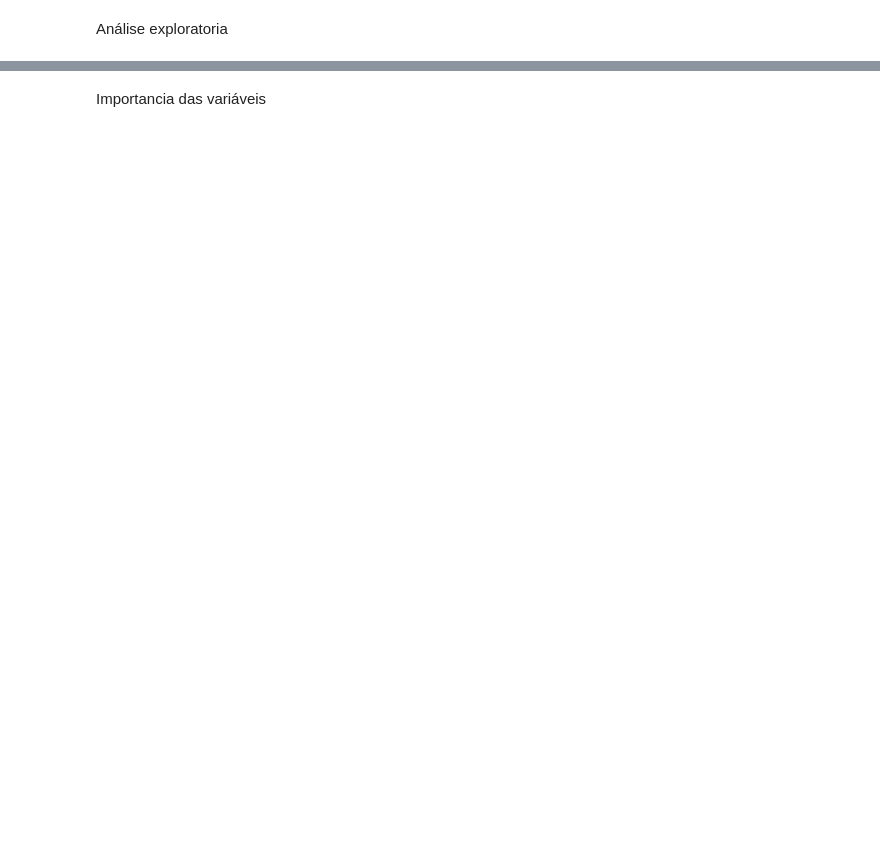
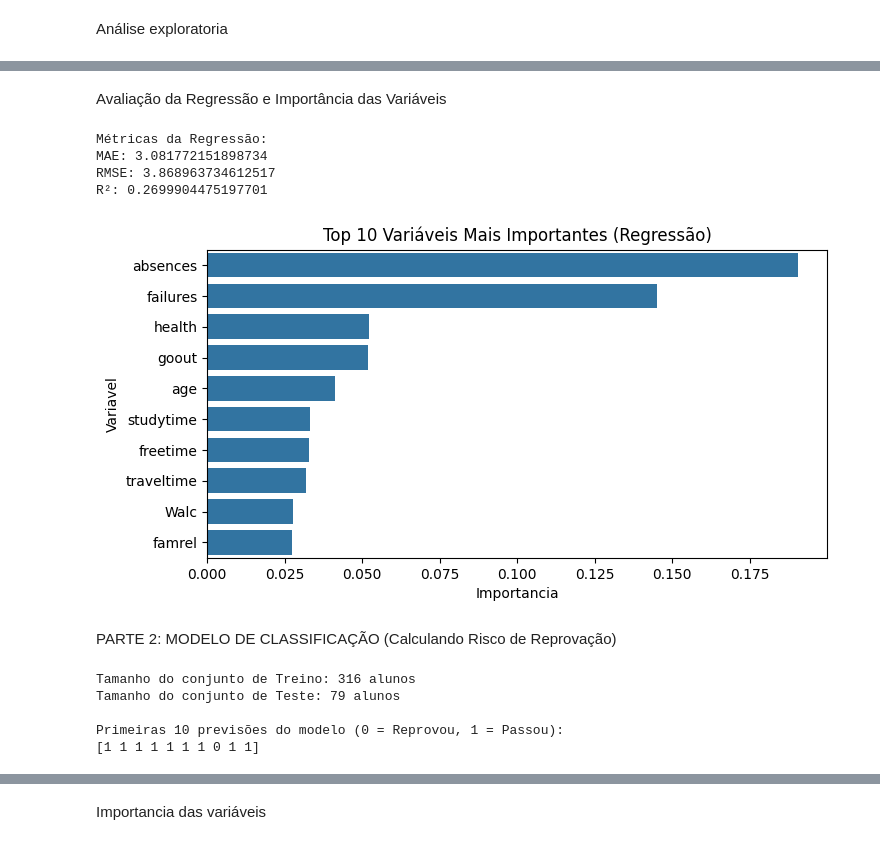
Before and after one commit to luisffarias-dev/ML_Previsao_de_Performace, a Jupyter notebook: Previsao_de_perfomace.ipynb, the cells around one changed output, grey strips where cells are left out. Saved outputs shown, nothing was run; the diff lists cells and outputs as text; code cells hidden in the pictures; blank space fills up the shorter version.

```diff
--- a/Previsao_de_perfomace.ipynb
+++ b/Previsao_de_perfomace.ipynb
@@ -175,0 +99,73 @@ R²: 0.8113810489794643
+# %%
+# Dropamos G1, G2 e Aprovado para o modelo não "colar" das provas anteriores
+X_reg = df.drop(['G3', 'G1', 'G2', 'Aprovado'], axis=1)
+y_reg = df['G3']
+
+# Divisão de Treino e Teste
+X_train_reg, X_test_reg, y_train_reg, y_test_reg = train_test_split(
+    X_reg, y_reg, test_size=0.2, random_state=42
+)
+
+# Treinamento do Modelo de Regressão
+modelo_reg = RandomForestRegressor(n_estimators=200, random_state=42)
+modelo_reg.fit(X_train_reg, y_train_reg)
+
+# Previsões
+y_pred_reg = modelo_reg.predict(X_test_reg)
+# %% [markdown]
+Avaliação da Regressão e Importância das Variáveis
+# %%
+print("Métricas da Regressão:")
+print("MAE:", mean_absolute_error(y_test_reg, y_pred_reg))
+print("RMSE:", np.sqrt(mean_squared_error(y_test_reg, y_pred_reg)))
+print("R²:", r2_score(y_test_reg, y_pred_reg))
+
+# Importância das variáveis no modelo de regressão
+importances = pd.DataFrame({
+    'Variavel': X_reg.columns,
+    'Importancia': modelo_reg.feature_importances_
+}).sort_values(by='Importancia', ascending=False)
+
+plt.figure(figsize=(8,4))
+sns.barplot(data=importances.head(10), x='Importancia', y='Variavel')
+plt.title('Top 10 Variáveis Mais Importantes (Regressão)')
+plt.show()
+# %% [output]
+Métricas da Regressão:
+MAE: 3.081772151898734
+RMSE: 3.868963734612517
+R²: 0.2699904475197701
+[figure, added]
+# %% [markdown]
+PARTE 2: MODELO DE CLASSIFICAÇÃO (Calculando Risco de Reprovação)
+# %%
+# Definindo novo alvo (Aprovado/Reprovado)
+X_class = df.drop(['G3', 'G1', 'G2', 'Aprovado'], axis=1)
+y_class = df['Aprovado']
+
+# Divisão de Treino e Teste
+X_train_class, X_test_class, y_train_class, y_test_class = train_test_split(
+    X_class, y_class, test_size=0.2, random_state=42, stratify=y_class
+)
+
+# Treinamento do Classificador
+modelo_class = RandomForestClassifier(n_estimators=200, random_state=42)
+modelo_class.fit(X_train_class, y_train_class)
+
+# Previsões "Secas" (Apenas 0 ou 1)
+y_pred_class = modelo_class.predict(X_test_class)
+
+
+# Verificando como os dados foram divididos
+print(f"Tamanho do conjunto de Treino: {len(X_train_class)} alunos")
+print(f"Tamanho do conjunto de Teste: {len(X_test_class)} alunos")
+
+# Mostrando as 10 primeiras previsões secas geradas pelo modelo
+print("\nPrimeiras 10 previsões do modelo (0 = Reprovou, 1 = Passou):")
+print(y_pred_class[:10])
+# %% [output]
+Tamanho do conjunto de Treino: 316 alunos
+Tamanho do conjunto de Teste: 79 alunos
+
+Primeiras 10 previsões do modelo (0 = Reprovou, 1 = Passou):
+[1 1 1 1 1 1 1 0 1 1]
```
Also changed, not shown: parts of 24 cells of this notebook.
